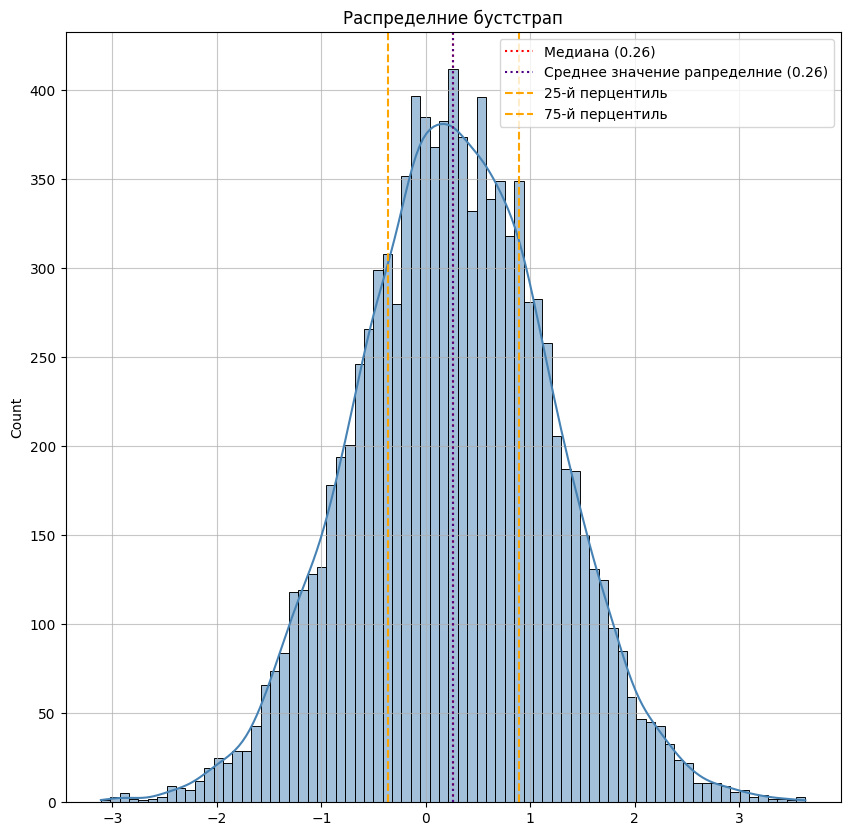
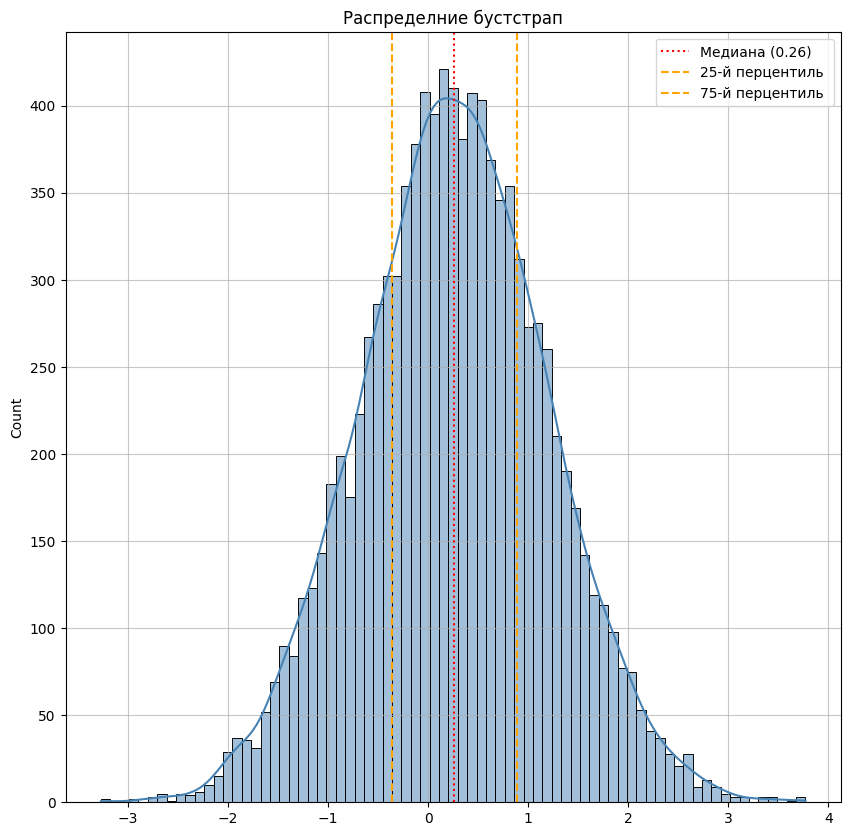
Code edit (unified diff) that turned the first committed figure into the second:
--- before
+++ after
@@ -14,10 +14,4 @@
     )
 plt.axvline(
-    np.mean(result),
-    color = 'indigo',
-    linestyle = 'dotted',
-    label = f'Среднее значение рапределние ({np.mean(result):.2f})'
-)
-plt.axvline(
     np.quantile(result,q = 0.25), 
     color = 'orange',

Commit: Update ab_test_fitness.ipynb